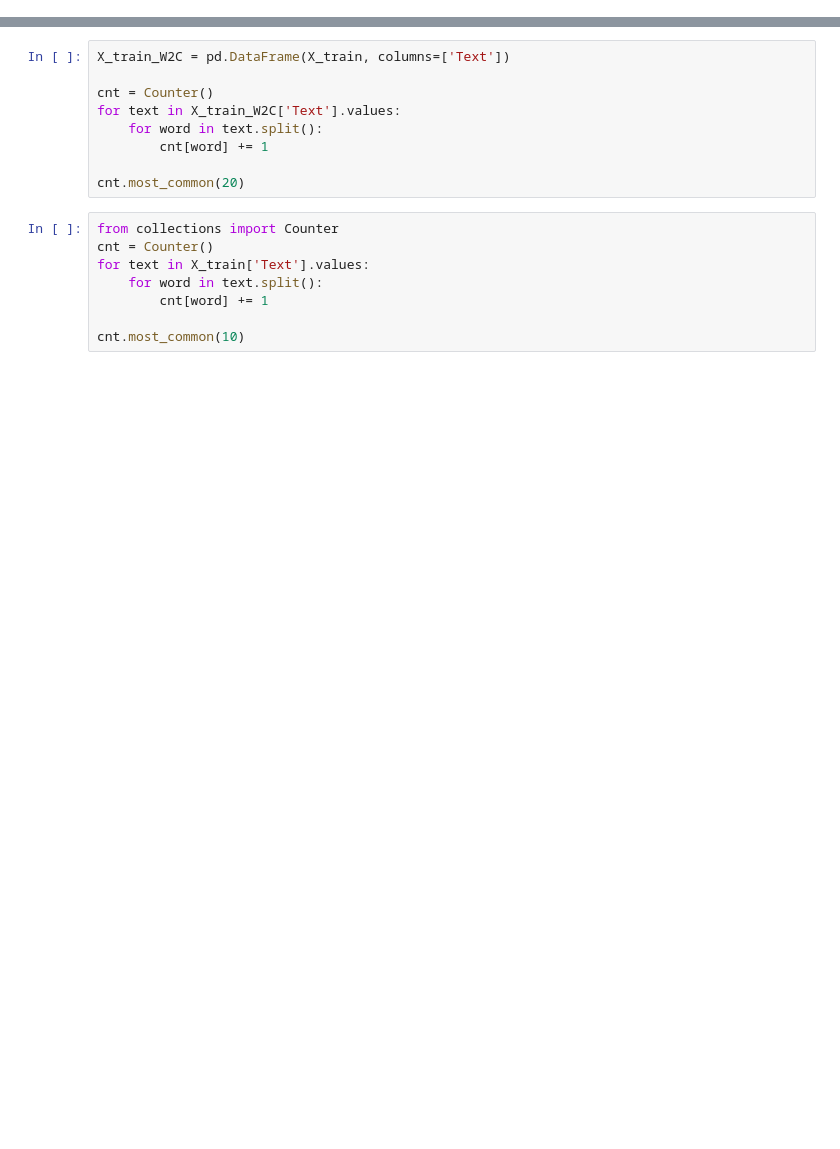
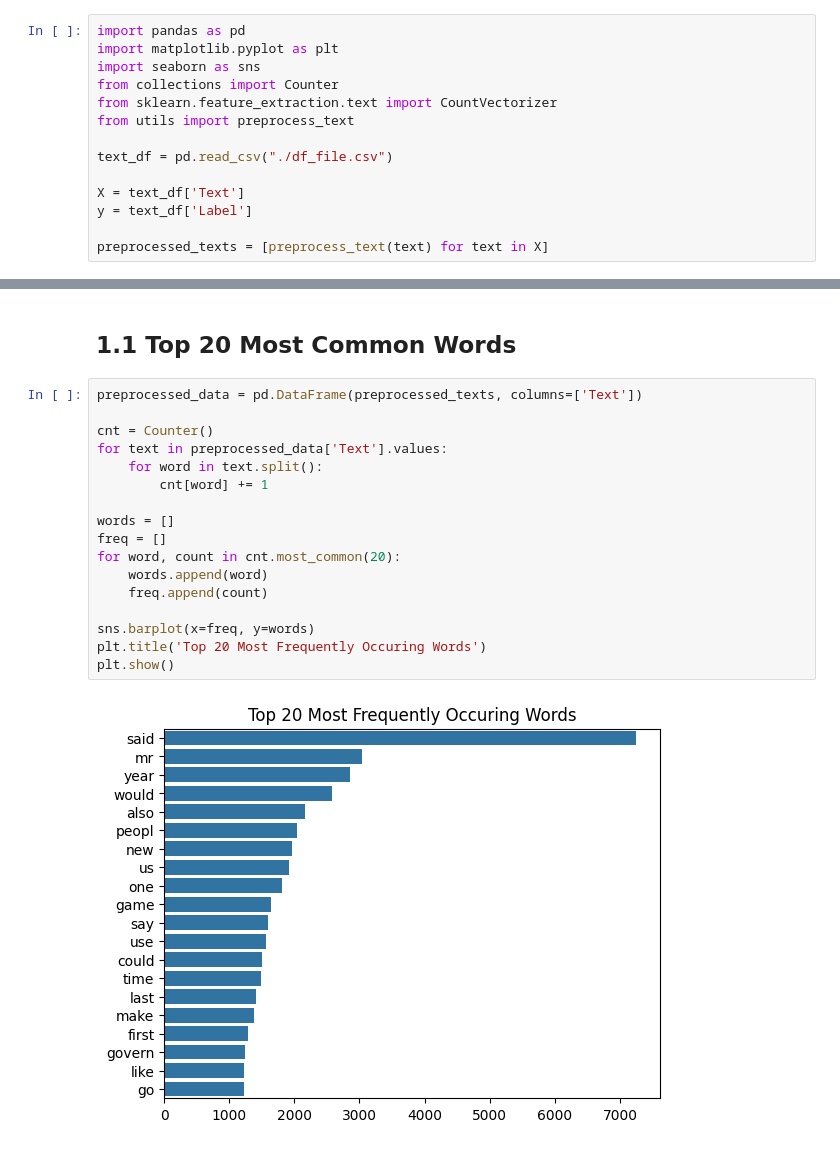
Before and after one commit to rvloenhout/CNN-Text-Classification-Practice, a Jupyter notebook: EDA.ipynb, the cells around one changed output, grey strips where cells are left out. Cells and saved outputs as stored; diff of their text form; blank space fills up the shorter version.

```diff
--- a/EDA.ipynb
+++ b/EDA.ipynb
@@ -0,0 +5,14 @@
+# %%
+import pandas as pd
+import matplotlib.pyplot as plt
+import seaborn as sns
+from collections import Counter
+from sklearn.feature_extraction.text import CountVectorizer
+from utils import preprocess_text
+
+text_df = pd.read_csv("./df_file.csv")
+
+X = text_df['Text']
+y = text_df['Label']
+
+preprocessed_texts = [preprocess_text(text) for text in X]
@@ -1,17 +102,21 @@
+# %% [markdown]
+## 1.1 Top 20 Most Common Words
 # %%
-X_train_W2C = pd.DataFrame(X_train, columns=['Text'])
+preprocessed_data = pd.DataFrame(preprocessed_texts, columns=['Text'])
 
 cnt = Counter()
-for text in X_train_W2C['Text'].values:
+for text in preprocessed_data['Text'].values:
     for word in text.split():
         cnt[word] += 1
 
-cnt.most_common(20)
+words = []
+freq = []
+for word, count in cnt.most_common(20):
+    words.append(word)
+    freq.append(count)
+
+sns.barplot(x=freq, y=words)
+plt.title('Top 20 Most Frequently Occuring Words')
+plt.show()
+# %% [output]
+[figure, added]
-# %%
-from collections import Counter
-cnt = Counter()
-for text in X_train['Text'].values:
-    for word in text.split():
-        cnt[word] += 1
-
-cnt.most_common(10)
```
Also changed, not shown: parts of 11 cells of this notebook, 17 other files.
